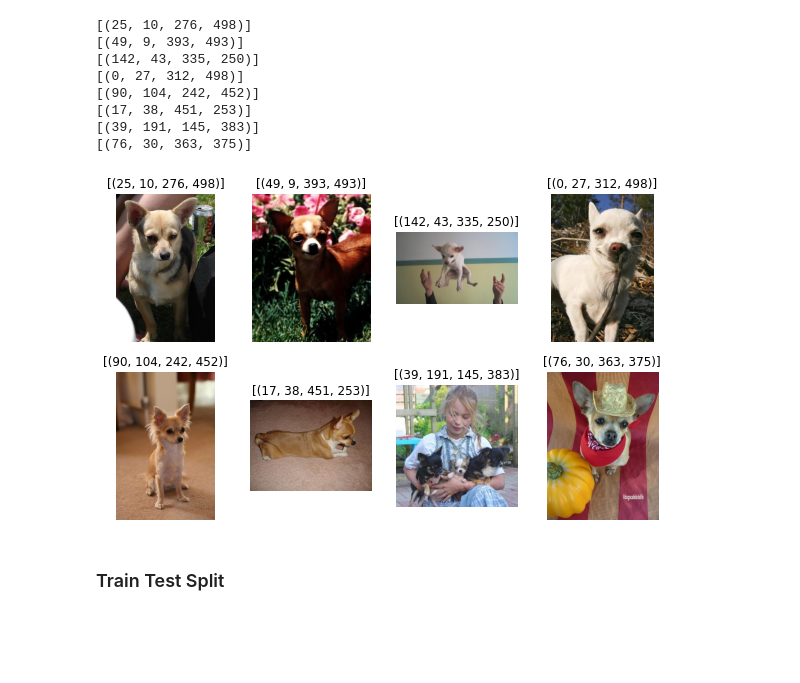
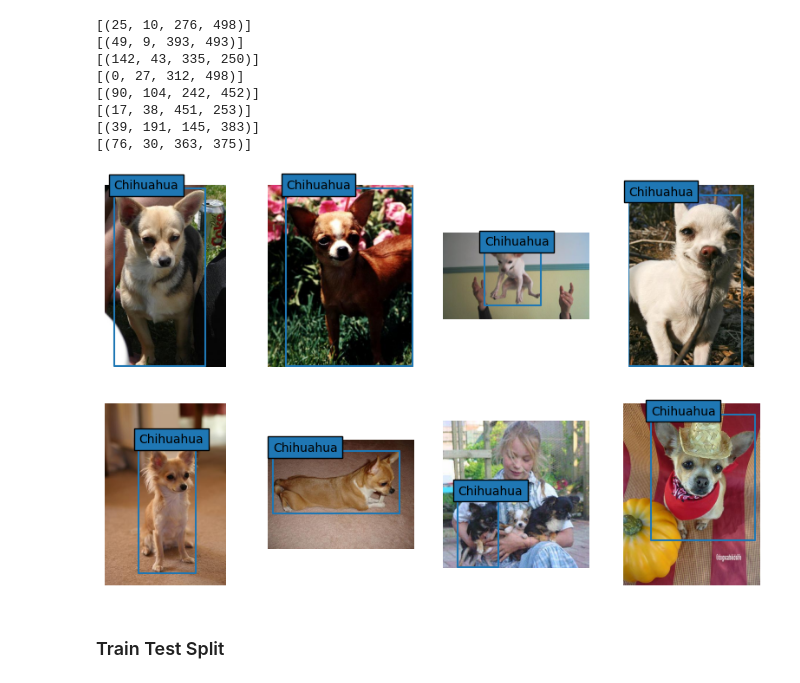
Before and after one commit to a-miller77/AnimalDetection, a Jupyter notebook: breeds.ipynb, the cells around one changed output. Saved outputs shown, nothing was run; the diff lists cells and outputs as text; code cells hidden in the pictures; blank space fills up the shorter version.

```diff
--- a/breeds.ipynb
+++ b/breeds.ipynb
@@ -32,10 +29,8 @@ import numpy as np
 ### Preprocessing
 # %%
 ######## Read X and Y coordinate ranges from an annotation ########
-def get_bounding_boxes(annot):
-    xml = annot
-    tree = ET.parse(xml)
-    root = tree.getroot()
+def get_bbox(annot):
+    root = ET.parse(annot).getroot()
     objects = root.findall('object')
     bbox = []
     for o in objects:
@@ -49,6 +44,10 @@ def get_bounding_boxes(annot):
 # %%
 def get_image_path(annot):
     img_path = 'data/Images/'
-    file = annot.split('/')
+    file = annot.replace('\\','/').split('/')
     img_filename = img_path + file[-2] + '/' + file[-1] + '.jpg'
     return img_filename
+# %%
+def get_dog_breed(annot):
+    file = annot.replace('\\','/').split('/')
+    return file[-2].split('-')[1]
@@ -55,6 +60,6 @@ def get_image_path(annot):
 # %%
-dog_image_paths = glob.glob('data/Images/*/*')
-annotations = glob.glob('data/Annotation/*/*')
-print(get_bounding_boxes(annotations[0]))
+dog_image_paths = np.array(glob.glob('data/Images/*/*'))
+annotations = np.array(glob.glob('data/Annotation/*/*'))
+print(get_bbox(annotations[0]))
 # %% [output]
 [(25, 10, 276, 498)]
@@ -73,15 +88,22 @@ for i in range(8):
 # %%
 plt.figure(figsize=(10,6))
 for i in range(8):
-    plt.subplot(2,4,i+1)
+    plt.subplot(2, 4, i+1)
+
+    bbox = get_bbox(annotations[i])
+
     plt.axis("off")
-    plt.title(get_bounding_boxes(annotations[i]))
     dog = get_image_path(annotations[i])
     im = Image.open(dog)
     #im = im.resize((256,256), Image.ANTIALIAS)
     plt.imshow(im)
+
+    for j in range(len(bbox)):
+        xmin, ymin, xmax, ymax = bbox[j]
+        plt.plot([xmin, xmax, xmax, xmin, xmin], [ymin, ymin, ymax, ymax, ymin]) # showing border
+        plt.text(xmin, ymin, get_dog_breed(annotations[i]), bbox={'ec': None})
 # %% [output]
-[figure, old version]
+[figure, new version]
 # %%
 plt.figure(figsize=(10,6))
 for i in range(len(dog_image_paths)):
```
Also changed, not shown: parts of 6 cells of this notebook, 2 other files.
